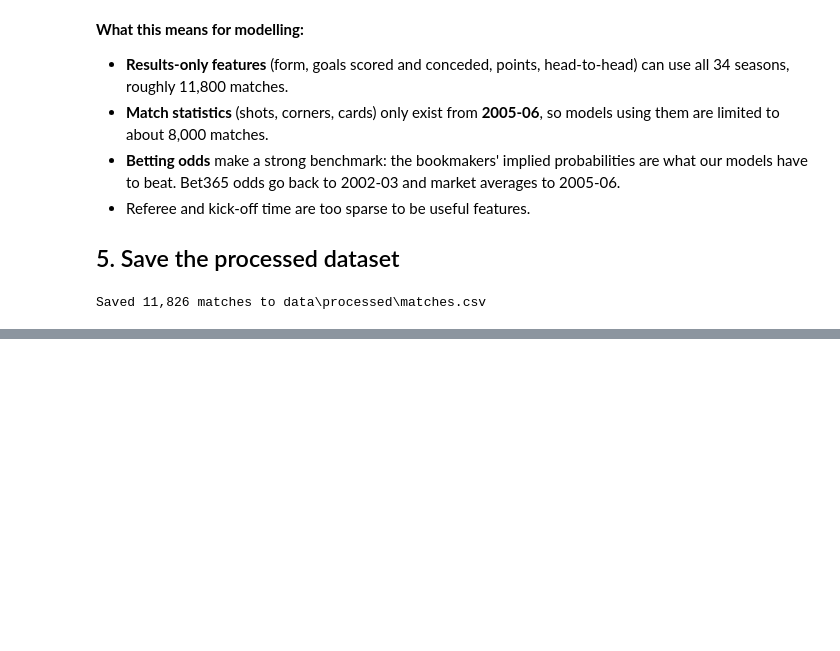
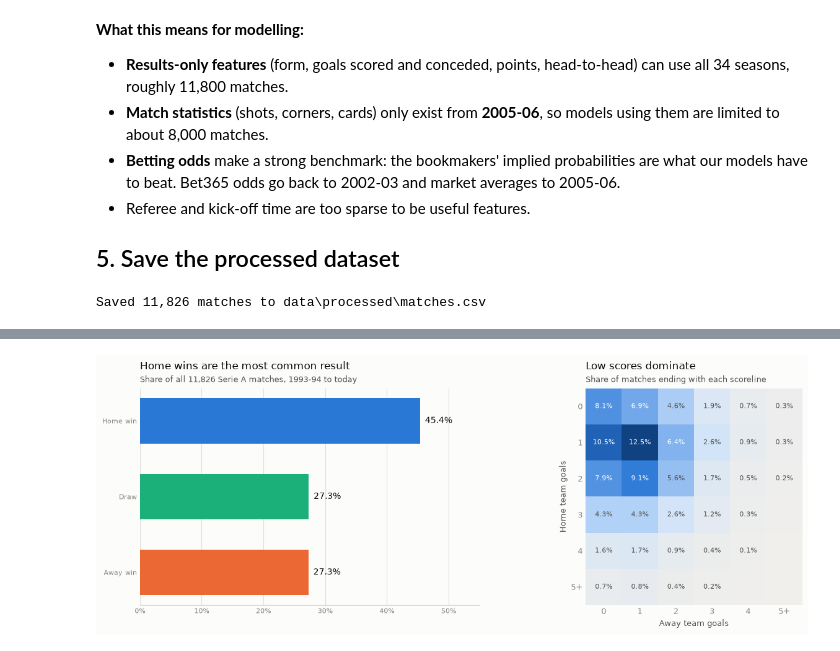
Before and after one commit to elem86/DI-Bootcamp, a Jupyter notebook: football-match-predictor/notebooks/01_data_exploration.ipynb, the cells around one changed output, grey strips where cells are left out. Saved outputs shown, nothing was run; the diff lists cells and outputs as text; code cells hidden in the pictures; blank space fills up the shorter version.

```diff
--- a/football-match-predictor/notebooks/01_data_exploration.ipynb
+++ b/football-match-predictor/notebooks/01_data_exploration.ipynb
@@ -359,0 +418,8 @@ Saved 11,826 matches to data\processed\matches.csv
+# %%
+outcome_share = matches["result"].value_counts(normalize=True).reindex(OUTCOMES)
+scoreline = (matches["home_goals"].astype(str) + "-" + matches["away_goals"].astype(str))
+top_scores = scoreline.value_counts(normalize=True).head(5)
+
+display(pd.DataFrame({"share": outcome_share.round(3)}, index=OUTCOMES)
+        .rename(index=OUTCOME_LABELS))
+print("Most common scorelines:", ", ".join(f"{s} ({p:.1%})" for s, p in top_scores.items()))
@@ -359,0 +432,47 @@ Saved 11,826 matches to data\processed\matches.csv
+# %%
+fig, (ax_bar, ax_heat) = plt.subplots(
+    1, 2, figsize=(13, 4.6), facecolor=SURFACE, gridspec_kw={"width_ratios": [1, 1.15]}
+)
+
+# Left: share of each outcome
+y = range(len(OUTCOMES))[::-1]
+ax_bar.barh(y, outcome_share.values, color=[OUTCOME_COLORS[o] for o in OUTCOMES], height=0.6)
+for yi, share in zip(y, outcome_share.values):
+    ax_bar.text(share + 0.008, yi, f"{share:.1%}", va="center", fontsize=10, color=INK)
+ax_bar.set_yticks(list(y), [OUTCOME_LABELS[o] for o in OUTCOMES], fontsize=10, color=INK_2)
+ax_bar.set_xlim(0, 0.55)
+ax_bar.xaxis.set_major_formatter(lambda v, _: f"{v:.0%}")
+style_axes(ax_bar, grid="x")
+set_title(ax_bar, "Home wins are the most common result",
+          f"Share of all {len(matches):,} Serie A matches, 1993-94 to today")
+
+# Right: how often each scoreline occurs (5+ goals grouped)
+cap = 5
+grid_counts = pd.crosstab(
+    matches["home_goals"].clip(upper=cap), matches["away_goals"].clip(upper=cap), normalize=True
+).reindex(index=range(cap + 1), columns=range(cap + 1), fill_value=0)
+seq_cmap = LinearSegmentedColormap.from_list(
+    "seq", ["#f0efec", "#cde2fb", "#86b6ef", "#2a78d6", "#104281"]
+)
+ax_heat.imshow(grid_counts.values, cmap=seq_cmap, vmin=0, vmax=grid_counts.values.max())
+for i in range(cap + 1):
+    for j in range(cap + 1):
+        share = grid_counts.iloc[i, j]
+        if share >= 0.001:
+            ax_heat.text(j, i, f"{share:.1%}", ha="center", va="center", fontsize=8,
+                         color="#ffffff" if share > 0.06 else INK_2)
+labels = [str(n) for n in range(cap)] + [f"{cap}+"]
+ax_heat.set_xticks(range(cap + 1), labels)
+ax_heat.set_yticks(range(cap + 1), labels)
+ax_heat.set_xlabel("Away team goals", color=INK_2, fontsize=9)
+ax_heat.set_ylabel("Home team goals", color=INK_2, fontsize=9)
+ax_heat.tick_params(colors=MUTED, labelsize=9, length=0)
+for spine in ax_heat.spines.values():
+    spine.set_visible(False)
+set_title(ax_heat, "Low scores dominate", "Share of matches ending with each scoreline")
+
+fig.tight_layout(w_pad=4)
+save_figure(fig, "02_outcome_distribution.png")
+plt.show()
+# %% [output]
+[figure, added]
```
Also changed, not shown: parts of 20 cells of this notebook, 8 other files.
